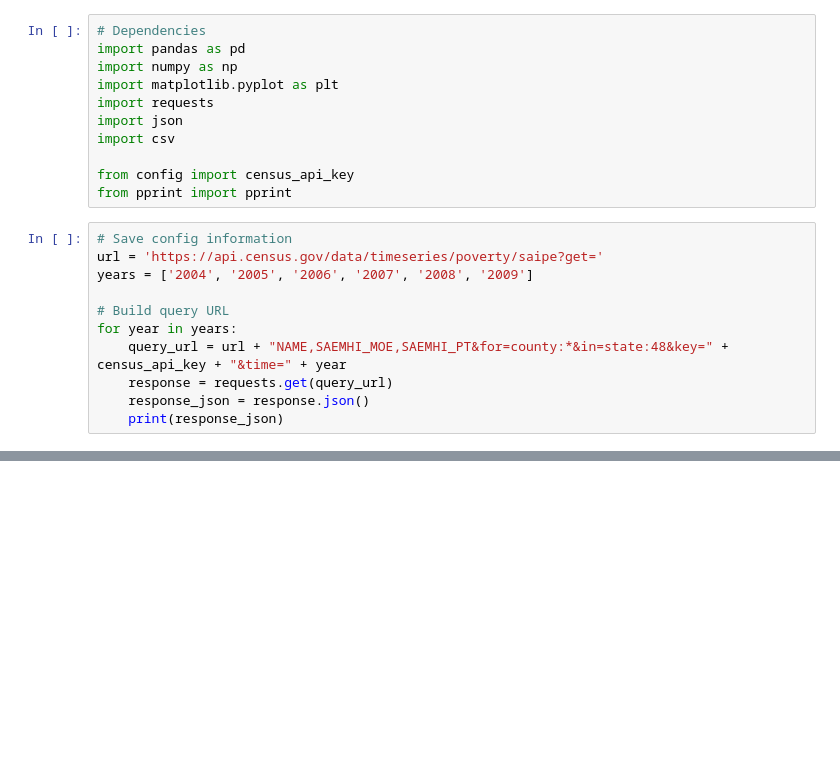
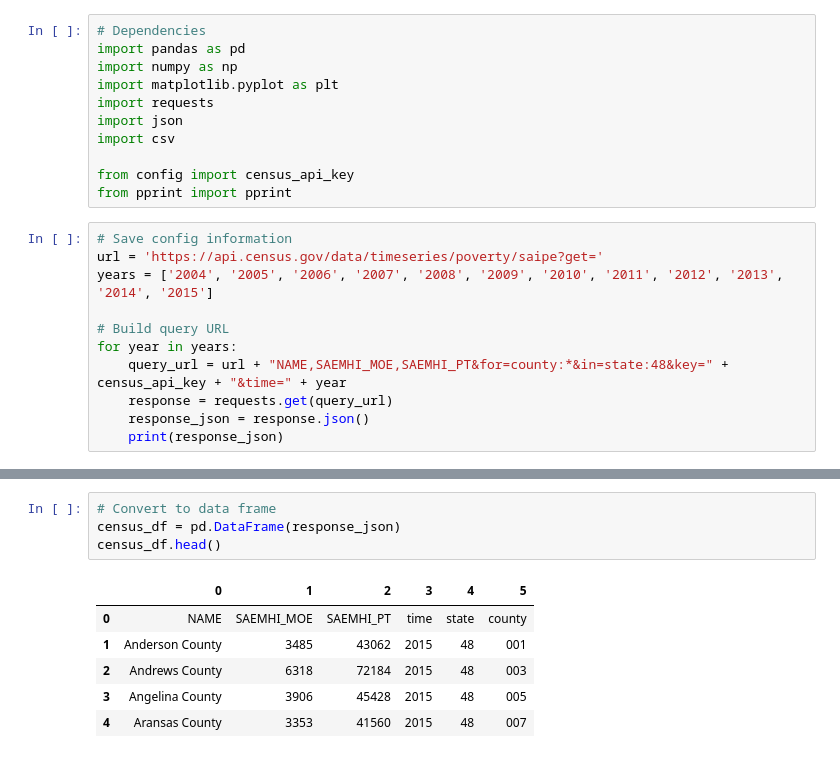
Before and after one commit to olegmrnv/crime_correlations, a Jupyter notebook: source/census API data/Census.ipynb, the cells around one changed output, grey strips where cells are left out. Saved outputs shown, nothing was run; the diff lists cells and outputs as text; blank space fills up the shorter version.

```diff
--- a/source/census API data/Census.ipynb
+++ b/source/census API data/Census.ipynb
@@ -12,7 +12,7 @@ from pprint import pprint
 # %%
 # Save config information
 url = 'https://api.census.gov/data/timeseries/poverty/saipe?get='
-years = ['2004', '2005', '2006', '2007', '2008', '2009']
+years = ['2004', '2005', '2006', '2007', '2008', '2009', '2010', '2011', '2012', '2013', '2014', '2015']
 
 # Build query URL
 for year in years:
@@ -29,0 +36,11 @@ for year in years:
+# %%
+# Convert to data frame
+census_df = pd.DataFrame(response_json)
+census_df.head()
+# %% [output]
+|  | 0 | 1 | 2 | 3 | 4 | 5 |
+| 0 | NAME | SAEMHI_MOE | SAEMHI_PT | time | state | county |
+| 1 | Anderson County | 3485 | 43062 | 2015 | 48 | 001 |
+| 2 | Andrews County | 6318 | 72184 | 2015 | 48 | 003 |
+| 3 | Angelina County | 3906 | 45428 | 2015 | 48 | 005 |
+| 4 | Aransas County | 3353 | 41560 | 2015 | 48 | 007 |
```
Also changed, not shown: parts of 1 cell of this notebook, 2 other files.
